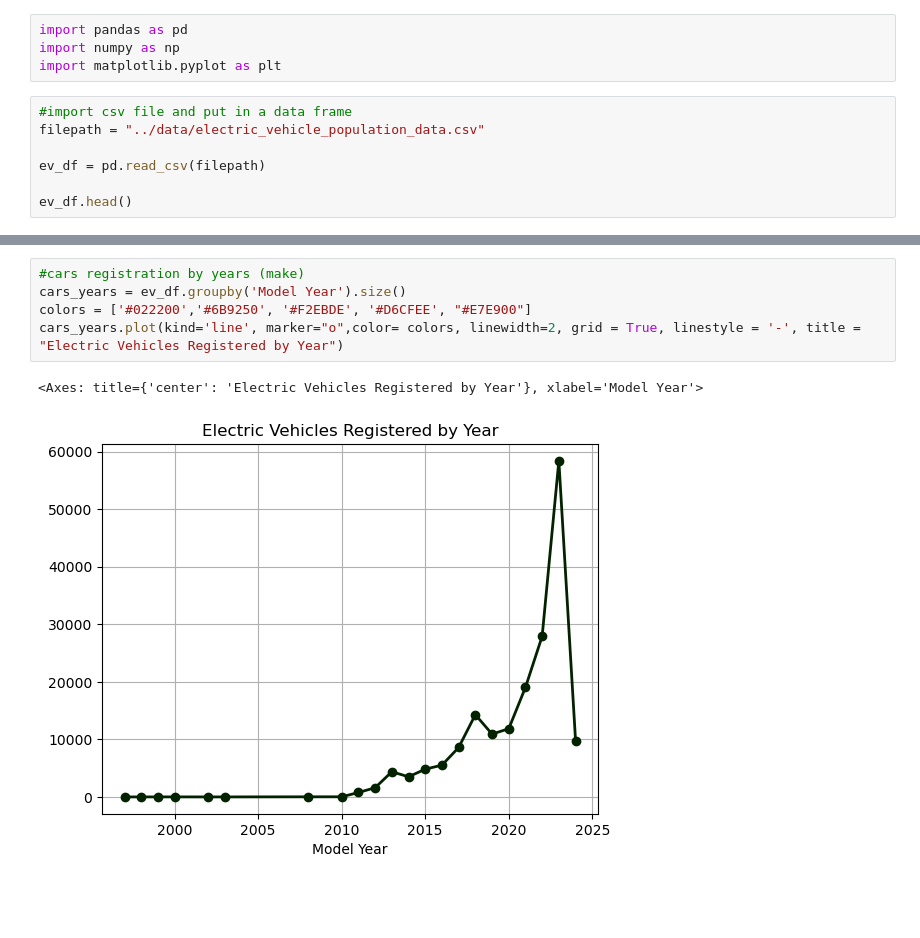
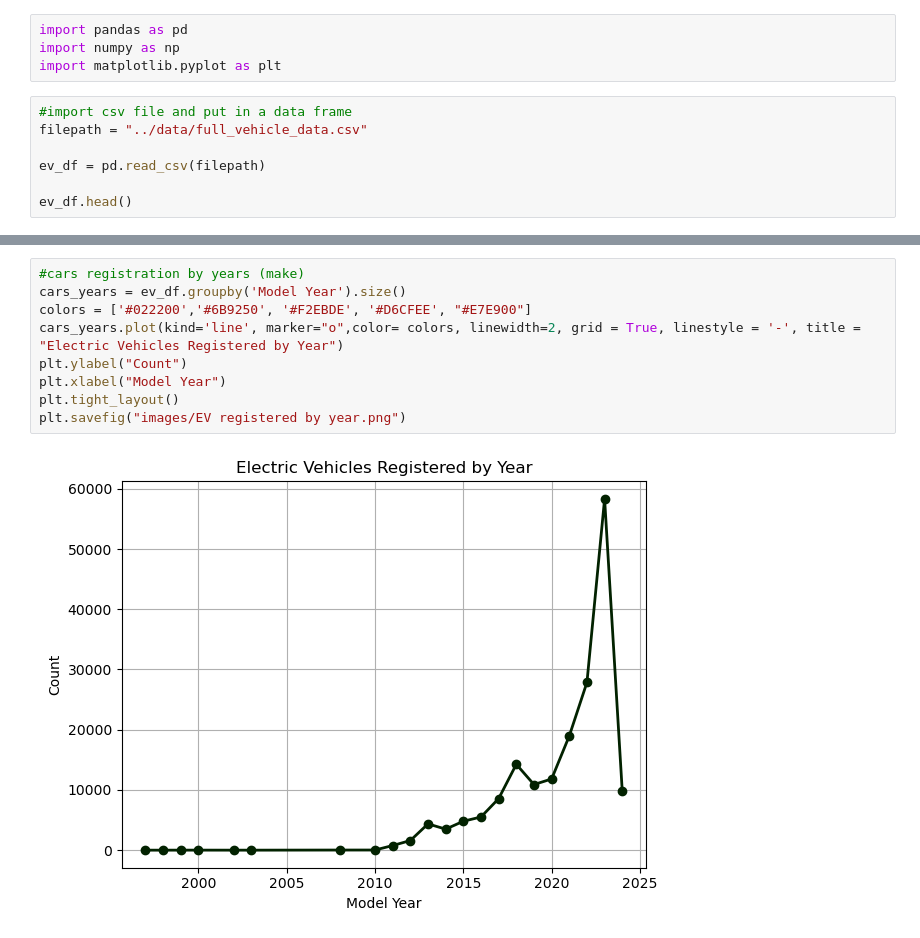
Before and after one commit to wrp94/project-1-group-02, a Jupyter notebook: Fatima's work/hypothesis 1.ipynb, the cells around one changed output, grey strips where cells are left out. Drawn from its saved outputs; the diff is of its cells as text; blank space fills up the shorter version.

Commit message:
viz corrected with images

```diff
--- a/Fatima's work/hypothesis 1.ipynb
+++ b/Fatima's work/hypothesis 1.ipynb
@@ -4,7 +4,7 @@ import numpy as np
 import matplotlib.pyplot as plt
 # %%
 #import csv file and put in a data frame
-filepath = "../data/electric_vehicle_population_data.csv"
+filepath = "../data/full_vehicle_data.csv"
 
 ev_df = pd.read_csv(filepath)
 
@@ -58,11 +61,14 @@ plt.gcf().gca().add_artist(hole)
 # %%
 #cars registration by years (make)
 cars_years = ev_df.groupby('Model Year').size()
 colors = ['#022200','#6B9250', '#F2EBDE', '#D6CFEE', "#E7E900"]
 cars_years.plot(kind='line', marker="o",color= colors, linewidth=2, grid = True, linestyle = '-', title = "Electric Vehicles Registered by Year")
+plt.ylabel("Count")
+plt.xlabel("Model Year")
+plt.tight_layout()
+plt.savefig("images/EV registered by year.png")
 # %% [output]
-<Axes: title={'center': 'Electric Vehicles Registered by Year'}, xlabel='Model Year'>
-[figure, old version]
+[figure, new version]
 # %%
 #create a pivot table to show the vehicle distribution by make
 
```
Also changed, not shown: parts of 9 cells of this notebook, 9 other files.
